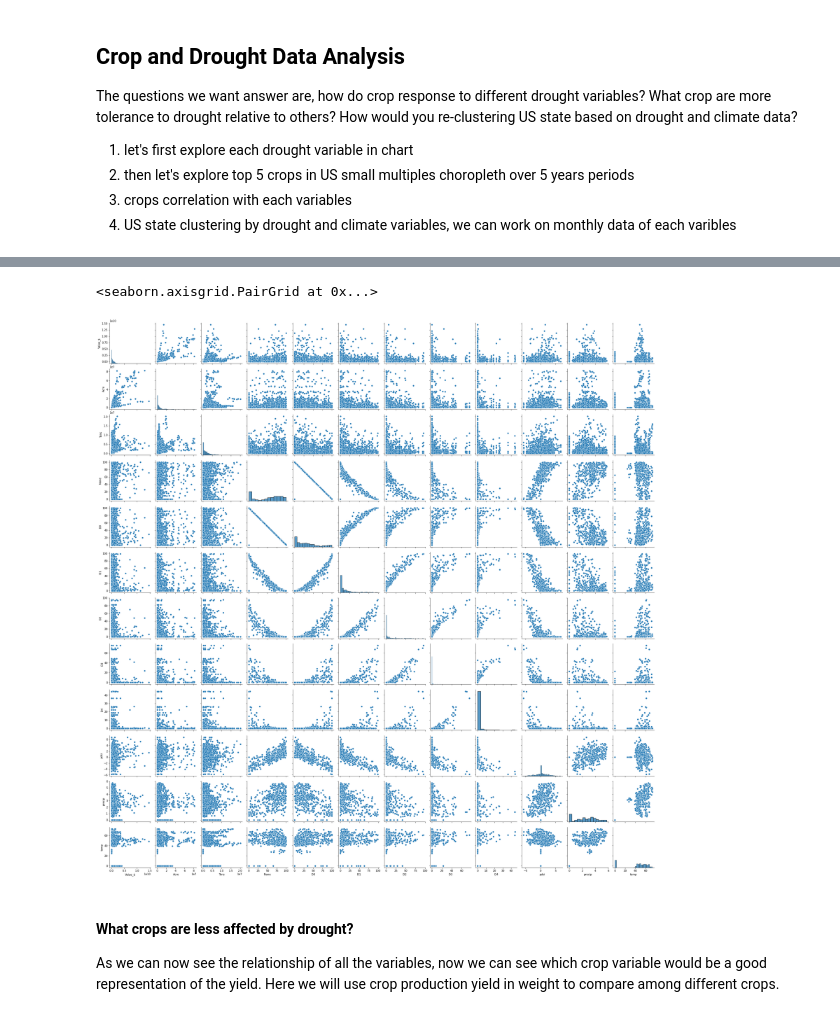
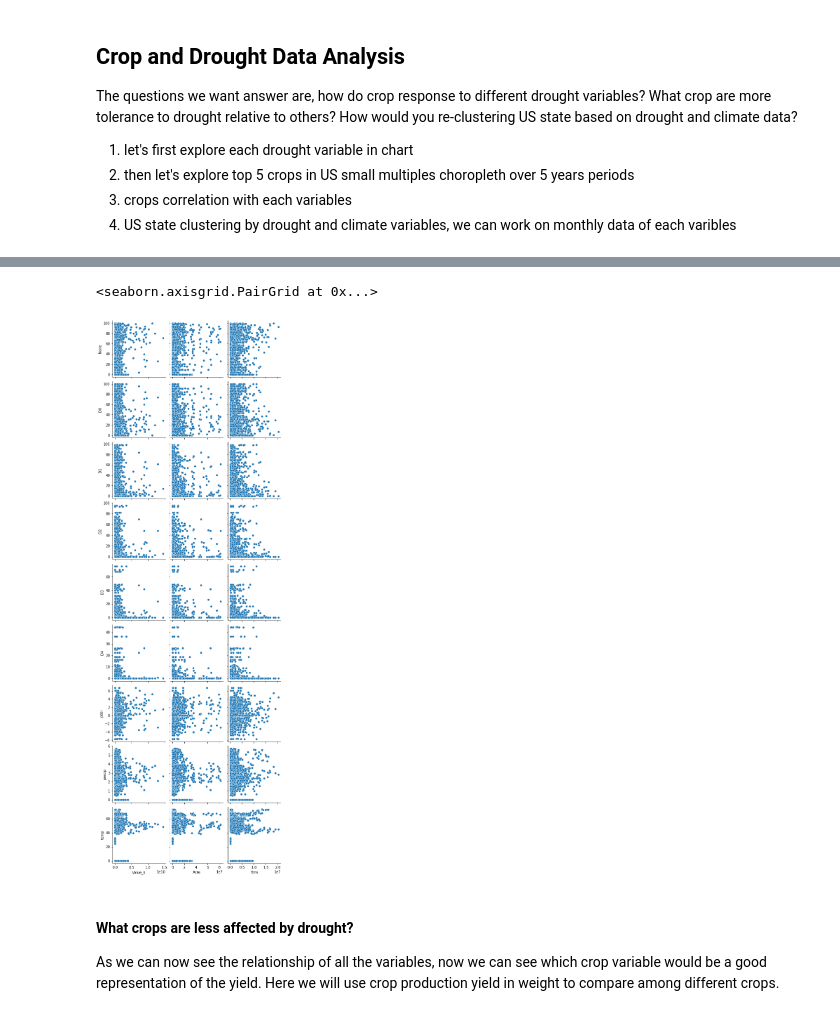
Before and after one commit to srilekha-sikhinam/SIADS-591_592, a Jupyter notebook: drought_crop.ipynb, the cells around one changed output, grey strips where cells are left out. Cells and saved outputs as stored; diff of their text form; code cells hidden in the pictures.

```diff
--- a/drought_crop.ipynb
+++ b/drought_crop.ipynb
@@ -579,11 +741,13 @@ corrmatrix(corr_df)
 # let's look at the pairplot with seaborn
 df_pairplot = df[['Value_$', 'Acre', 'Tons', 'None', 'D0', 'D1', 'D2', 'D3', 'D4', 'pdsi', 'precip', 'temp']]
 # sns.pairplot(df_pairplot, kind ='kde')
-# %%
-sns.pairplot(df_pairplot)
-# %% [output]
-<seaborn.axisgrid.PairGrid at 0x...>
-[figure, removed]
+# %%
+sns.pairplot(data = df_pairplot,
+             y_vars=['None', 'D0', 'D1', 'D2', 'D3', 'D4', 'pdsi', 'precip', 'temp'],
+             x_vars=['Value_$','Acre','Tons'])
+# %% [output]
+<seaborn.axisgrid.PairGrid at 0x...>
+[figure, added]
 # %% [markdown]
 #### What crops are less affected by drought?
 As we can now see the relationship of all the variables, now we can see which crop variable would be a good representation of the yield. Here we will use crop production yield in weight to compare among different crops.
```
Also changed, not shown: parts of 15 cells of this notebook.
